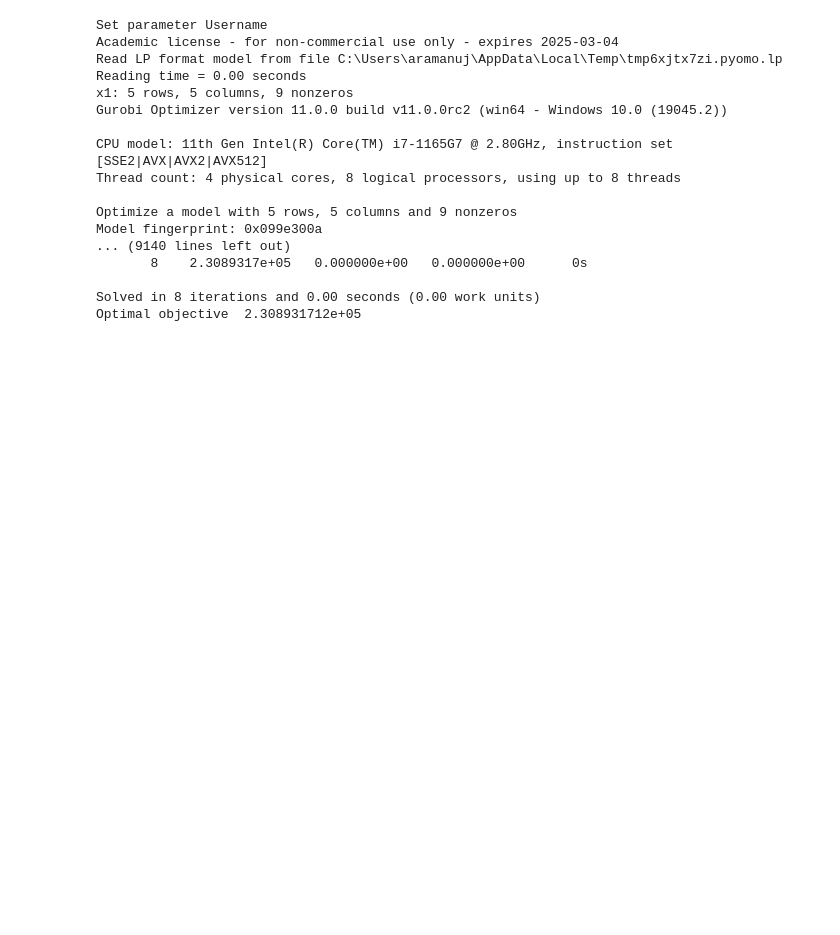
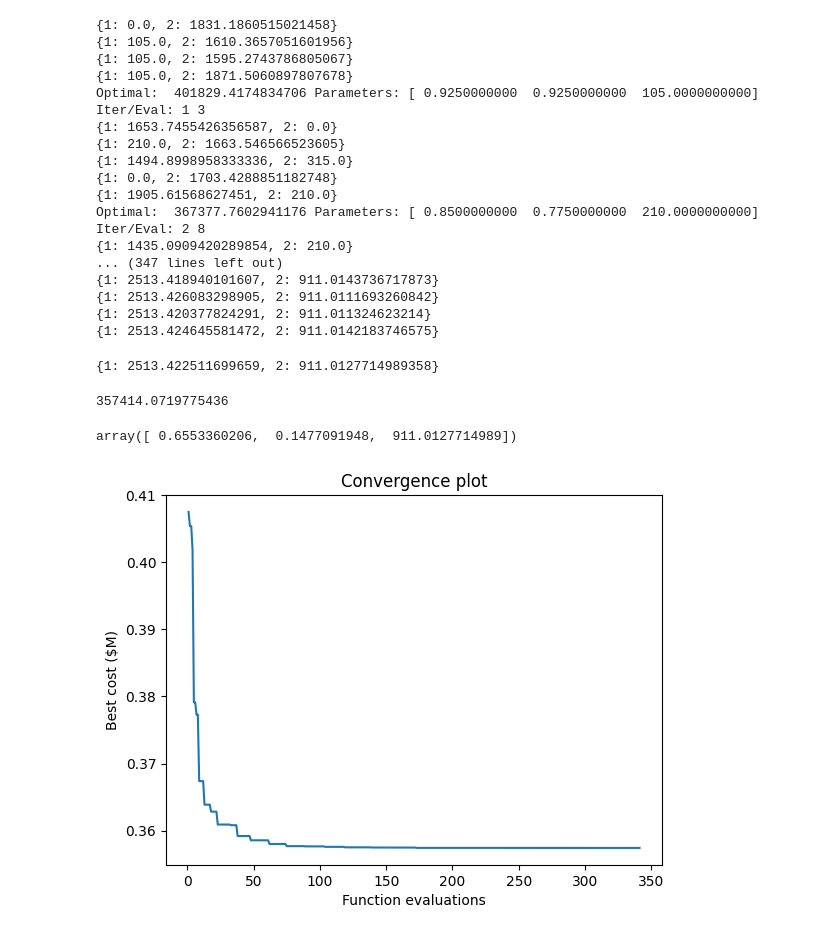
Before and after one commit to li-group/MultiScaleOpt-Tutorial, a Jupyter notebook: PAMSO.ipynb, the cells around one changed output. Cells and saved outputs as stored; diff of their text form; code cells hidden in the pictures; blank space fills up the shorter version.

```diff
--- a/PAMSO.ipynb
+++ b/PAMSO.ipynb
@@ -193,6 +196,7 @@ def hlmodel(param_val):
     xval = {1:model.x[1](),2:model.x[2]()}
     return xval
 # %%
+opt_list = []
 def llmodel(xval):
     if(xval==10**20):
         return 10**20
@@ -201,12 +205,20 @@ def llmodel(xval):
         return model.x[gen] == xval[gen]
     model.cap_fix_constraint = Constraint(model.gen, rule=cap_fix_rule)
     opt = SolverFactory('gurobi')
-    results = opt.solve(model, tee=True)
+    results = opt.solve(model)
 
 
     #model.display()
     if results.solver.termination_condition == TerminationCondition.infeasible:
+        if(len(opt_list)>=1):
+            opt_list.append(opt_list[-1])
+        else:
+            opt_list.append(10**20)
         return 10**20
+    if(len(opt_list)>=1):
+        opt_list.append(min(opt_list[-1],value(model.obj)))
+    else:
+        opt_list.append(value(model.obj))
     return value(model.obj)
 # %%
 def MBBF(param):
@@ -218,28 +230,50 @@ def MBBF(param):
 from mads import mads
 design_variables = [1,1,0]
 bounds_lower = [0,0,0]
-bounds_upper = [1,1,2100]
+bounds_upper = [1.5,1.5,2100]
 
 dp_tol = 1E-6                               # Minimum poll size stopping criteria
-nitermax = 2000                             # Maximum objective function evaluations
-dp = 0.5                                    # Initial poll size as percent of bounds
-dm = 0.5                                   # Initial mesh size as percent of bounds
-mads.orthomads(design_variables, bounds_upper, bounds_lower, MBBF, dp, dm, dp_tol, nitermax, True, True)
+nitermax = 500                            # Maximum objective function evaluations
+dp = 0.1                                    # Initial poll size as percent of bounds
+dm = 0.1                                   # Initial mesh size as percent of bounds
+opt_obj,opt_par = mads.orthomads(design_variables, bounds_upper, bounds_lower, MBBF, dp, dm, dp_tol, nitermax, True, True)
 # %% [output]
-Set parameter Username
-Academic license - for non-commercial use only - expires 2025-03-04
-Read LP format model from file C:\Users\aramanuj\AppData\Local\Temp\tmp6xjtx7zi.pyomo.lp
-Reading time = 0.00 seconds
-x1: 5 rows, 5 columns, 9 nonzeros
-Gurobi Optimizer version 11.0.0 build v11.0.0rc2 (win64 - Windows 10.0 (19045.2))
-
-CPU model: 11th Gen Intel(R) Core(TM) i7-1165G7 @ 2.80GHz, instruction set [SSE2|AVX|AVX2|AVX512]
-Thread count: 4 physical cores, 8 logical processors, using up to 8 threads
-
-Optimize a model with 5 rows, 5 columns and 9 nonzeros
-Model fingerprint: 0x099e300a
-... (9140 lines left out)
-       8    2.3089317e+05   0.000000e+00   0.000000e+00      0s
-
-Solved in 8 iterations and 0.00 seconds (0.00 work units)
-Optimal objective  2.308931712e+05
+{1: 0.0, 2: 1831.1860515021458}
+{1: 105.0, 2: 1610.3657051601956}
+{1: 105.0, 2: 1595.2743786805067}
+{1: 105.0, 2: 1871.5060897807678}
+Optimal:  401829.4174834706 Parameters: [ 0.9250000000  0.9250000000  105.0000000000] Iter/Eval: 1 3
+{1: 1653.7455426356587, 2: 0.0}
+{1: 210.0, 2: 1663.546566523605}
+{1: 1494.8998958333336, 2: 315.0}
+{1: 0.0, 2: 1703.4288851182748}
+{1: 1905.61568627451, 2: 210.0}
+Optimal:  367377.7602941176 Parameters: [ 0.8500000000  0.7750000000  210.0000000000] Iter/Eval: 2 8
+{1: 1435.0909420289854, 2: 210.0}
+... (347 lines left out)
+{1: 2513.418940101607, 2: 911.0143736717873}
+{1: 2513.426083298905, 2: 911.0111693260842}
+{1: 2513.420377824291, 2: 911.011324623214}
+{1: 2513.424645581472, 2: 911.0142183746575}
+# %%
+MBBF(opt_par)
+# %% [output]
+{1: 2513.422511699659, 2: 911.0127714989358}
+357414.0719775436
+# %%
+opt_par
+# %% [output]
+array([ 0.6553360206,  0.1477091948,  911.0127714989])
+# %%
+import matplotlib.pyplot as plt
+import numpy as np
+
+
+plt.plot(range(1,len(opt_list)+1), np.array(opt_list)/10**6)
+plt.ylabel('Best cost ($M)')
+plt.xlabel('Function evaluations')
+plt.title('Convergence plot')
+plt.savefig('PAMSO_convergence.pdf')
+plt.show()
+# %% [output]
+[figure, added]
```
Also changed, not shown: parts of 3 cells of this notebook, 5 other files.
